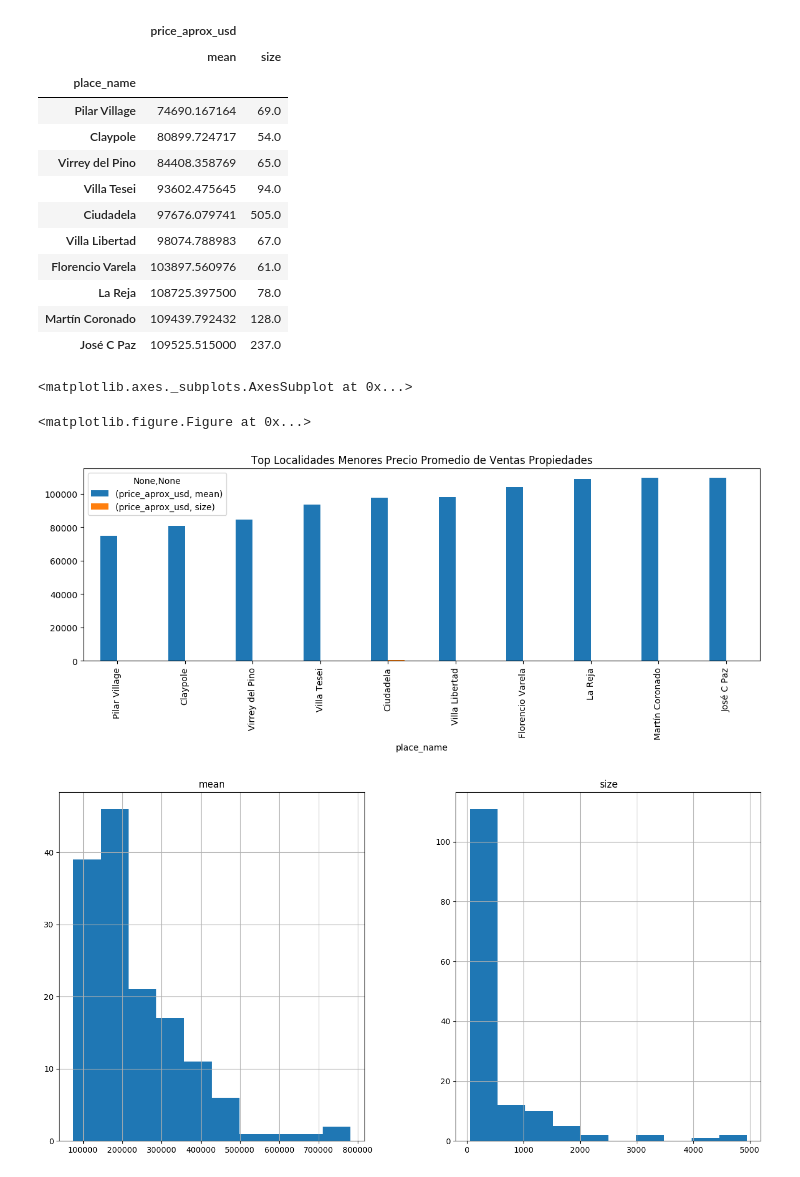
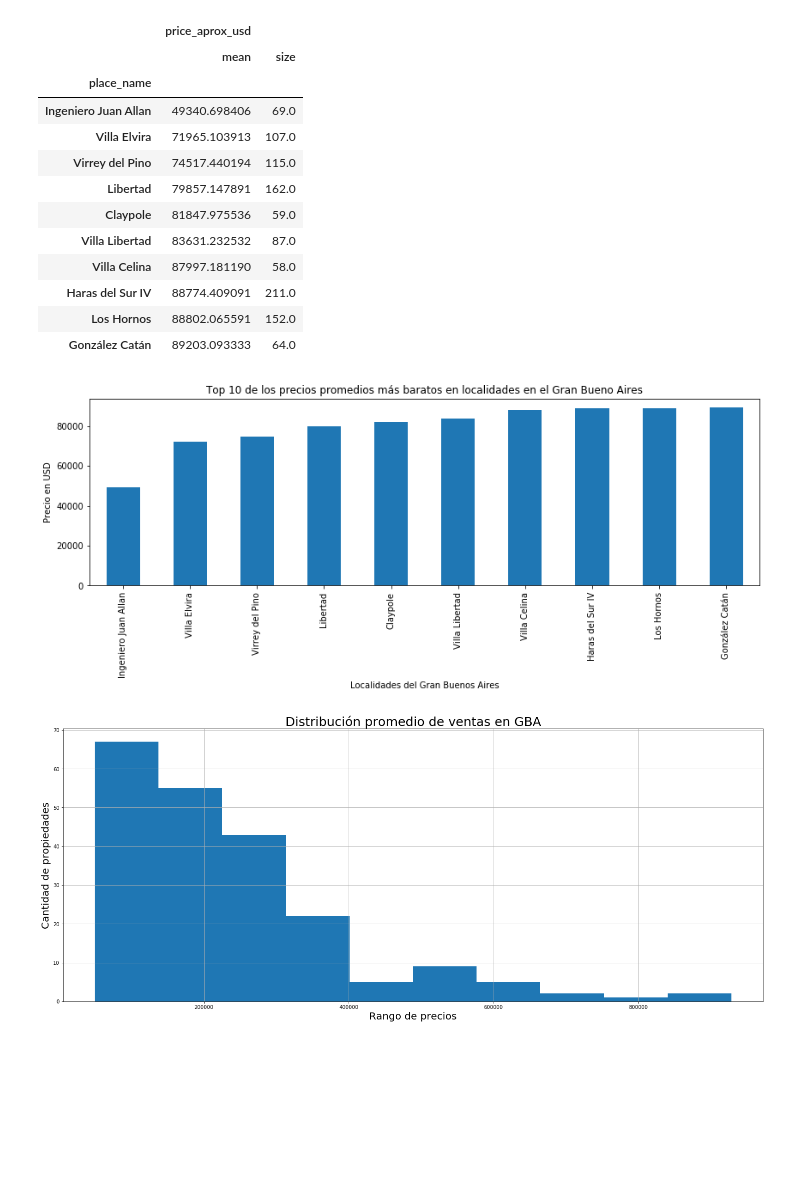
Before and after one commit to PRPablo/VentasDePropiedades, a Jupyter notebook: Analisis Exploratorio/Analisis Ventas CABA-GBA Todos los años.ipynb, the cells around one changed output. Cells and saved outputs as stored; diff of their text form; code cells hidden in the pictures; blank space fills up the shorter version.

```diff
--- a/Analisis Exploratorio/Analisis Ventas CABA-GBA Todos los años.ipynb
+++ b/Analisis Exploratorio/Analisis Ventas CABA-GBA Todos los años.ipynb
@@ -12,4 +15,5 @@ plt.rcParams['figure.figsize'] = (15, 5)
 # %%
+#Ante todo, empezamos a analizar la información brindada por los datasets y sus respectivas columnas.
 #analisis de los ultimos 4 años
 #2013
 sells_07_2013 = pd.read_csv('filterdata/sells_07_2013.csv')
@@ -25,7 +29,7 @@ sells_2013 = pd.concat(frames_2013)
 sells_01_2014 = pd.read_csv('filterdata/sells_01_2014.csv')
 sells_02_2014 = pd.read_csv('filterdata/sells_02_2014.csv')
 sells_03_2014 = pd.read_csv('filterdata/sells_03_2014.csv')
-sells_04_2014, = pd.read_csv('filterdata/sells_04_2014.csv')
+sells_04_2014 = pd.read_csv('filterdata/sells_04_2014.csv')
 sells_05_2014 = pd.read_csv('filterdata/sells_05_2014.csv')
 sells_06_2014 = pd.read_csv('filterdata/sells_06_2014.csv')
 sells_07_2014 = pd.read_csv('filterdata/sells_07_2014.csv')
@@ -83,4 +87,3 @@ sells_2017 = pd.concat(frames_2017)
 #Concateno los años
 frames = [sells_2013, sells_2014, sells_2015, sells_2016, sells_2017]
 sells = pd.concat(frames)
-sells.head()
@@ -105,0 +155,5 @@ sells_caba.count()
+# %%
+#Uso regex para buscar coincidencias por string entre diferentes zonas del Gran Buenos Aires y las agrupo.
+#Se hace un count para consistencias de datos.
+sells_gba = sells.loc[sells['state_name'].str.contains(r'(G.B.A|Zona Norte|Zona Sur|Zona Este|Zona Oeste)', na=False)]
+sells_gba.count()
@@ -273,4 +446,0 @@ sells_caba_compare.plot(kind='bar', stacked=True)
-# %%
-#uso regex para buscar coincidencias por string
-sells_gba = sells.loc[sells['state_name'].str.contains(r'(G.B.A|Zona Norte|Zona Sur|Zona Este|Zona Oeste)')]
-sells_gba.count()
@@ -409,32 +568,38 @@ sells_gba_sort_desc[0:10].plot(title = "Top Localidades Precio Promedio de Venta
 # %%
-#top 10 GBA promedio Ascendente
+#top 10 GBA promedio mas bajos
 sells_gba_sort_asc = sells_gba_group.sort_values(('price_aprox_usd','mean'), ascending=True)
 sells_gba_sort_asc.head(10)
 # %% [output]
 |  | price_aprox_usd |  |
 |  | mean | size |
 | place_name |  |  |
-| Pilar Village | 74690.167164 | 69.0 |
-| Claypole | 80899.724717 | 54.0 |
-| Virrey del Pino | 84408.358769 | 65.0 |
-| Villa Tesei | 93602.475645 | 94.0 |
-| Ciudadela | 97676.079741 | 505.0 |
-| Villa Libertad | 98074.788983 | 67.0 |
-| Florencio Varela | 103897.560976 | 61.0 |
-| La Reja | 108725.397500 | 78.0 |
-| Martín Coronado | 109439.792432 | 128.0 |
-| José C Paz | 109525.515000 | 237.0 |
+| Ingeniero Juan Allan | 49340.698406 | 69.0 |
+| Villa Elvira | 71965.103913 | 107.0 |
+| Virrey del Pino | 74517.440194 | 115.0 |
+| Libertad | 79857.147891 | 162.0 |
+| Claypole | 81847.975536 | 59.0 |
+| Villa Libertad | 83631.232532 | 87.0 |
+| Villa Celina | 87997.181190 | 58.0 |
+| Haras del Sur IV | 88774.409091 | 211.0 |
+| Los Hornos | 88802.065591 | 152.0 |
+| González Catán | 89203.093333 | 64.0 |
 # %%
-#top 10 GBA promedio Ascendente
+#top 10 GBA promedio mas bajos
 plt.figure()
 plt.ylabel = "1"
-sells_gba_sort_asc[0:10].plot(title = "Top Localidades Menores Precio Promedio de Ventas Propiedades",kind='bar',figsize=(14,4))
+ax = sells_gba_sort_asc[('price_aprox_usd','mean')][0:10].plot(title = "Top 10 de los precios promedios más baratos en localidades en el Gran Bueno Aires",kind='bar',figsize=(14,4))
+ax.set_ylabel('Precio en USD')
+ax.set_xlabel('Localidades del Gran Buenos Aires')
+
+plt.show()
 # %% [output]
-<matplotlib.axes._subplots.AxesSubplot at 0x...>
-<matplotlib.figure.Figure at 0x...>
-[figure, old version]
+[figure, new version]
 # %%
 # Histograma de cantidad de promedio de precios y cantidad de ventas
-sells_gba_group['price_aprox_usd'].hist(figsize=(16,8));
+ax = sells_gba_group[('price_aprox_usd','mean')].hist(figsize=(25,10));
+ax.set_ylabel('Cantidad de propiedades',fontsize=20)
+ax.set_xlabel('Rango de precios',fontsize=20)
+ax.set_title("Distribución promedio de ventas en GBA",fontsize = 25)
+plt.show()
 # %% [output]
-[figure, old version]
+[figure, new version]
```
Also changed, not shown: parts of 92 cells of this notebook, 5 other files.
